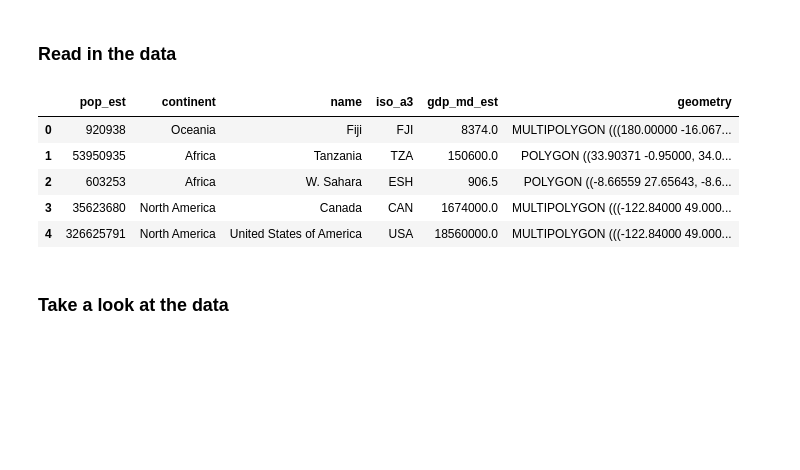
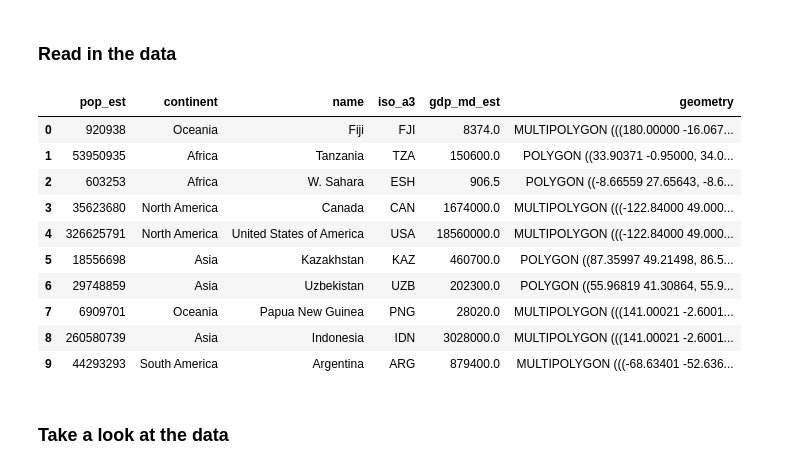
Before and after one commit to carolinadatascience/spatial-data-workshop, a Jupyter notebook: workshop.ipynb, the cells around one changed output. Drawn from its saved outputs; the diff is of its cells as text; code cells hidden in the pictures; blank space fills up the shorter version.

```diff
--- a/workshop.ipynb
+++ b/workshop.ipynb
@@ -71,14 +72,19 @@ import geopandas as gpd
 # %%
 # Use a provided sample dataset given by GeoPandas
 df_world = gpd.read_file(gpd.datasets.get_path('naturalearth_lowres'))
-df_world.head()
+df_world.head(10)
 # %% [output]
 |  | pop_est | continent | name | iso_a3 | gdp_md_est | geometry |
 | 0 | 920938 | Oceania | Fiji | FJI | 8374.0 | MULTIPOLYGON (((180.00000 -16.067... |
 | 1 | 53950935 | Africa | Tanzania | TZA | 150600.0 | POLYGON ((33.90371 -0.95000, 34.0... |
 | 2 | 603253 | Africa | W. Sahara | ESH | 906.5 | POLYGON ((-8.66559 27.65643, -8.6... |
 | 3 | 35623680 | North America | Canada | CAN | 1674000.0 | MULTIPOLYGON (((-122.84000 49.000... |
 | 4 | 326625791 | North America | United States of America | USA | 18560000.0 | MULTIPOLYGON (((-122.84000 49.000... |
+| 5 | 18556698 | Asia | Kazakhstan | KAZ | 460700.0 | POLYGON ((87.35997 49.21498, 86.5... |
+| 6 | 29748859 | Asia | Uzbekistan | UZB | 202300.0 | POLYGON ((55.96819 41.30864, 55.9... |
+| 7 | 6909701 | Oceania | Papua New Guinea | PNG | 28020.0 | MULTIPOLYGON (((141.00021 -2.6001... |
+| 8 | 260580739 | Asia | Indonesia | IDN | 3028000.0 | MULTIPOLYGON (((141.00021 -2.6001... |
+| 9 | 44293293 | South America | Argentina | ARG | 879400.0 | MULTIPOLYGON (((-68.63401 -52.636... |
 # %% [markdown]
 ### Take a look at the data
 # %%
```
Also changed, not shown: parts of 7 cells of this notebook.
